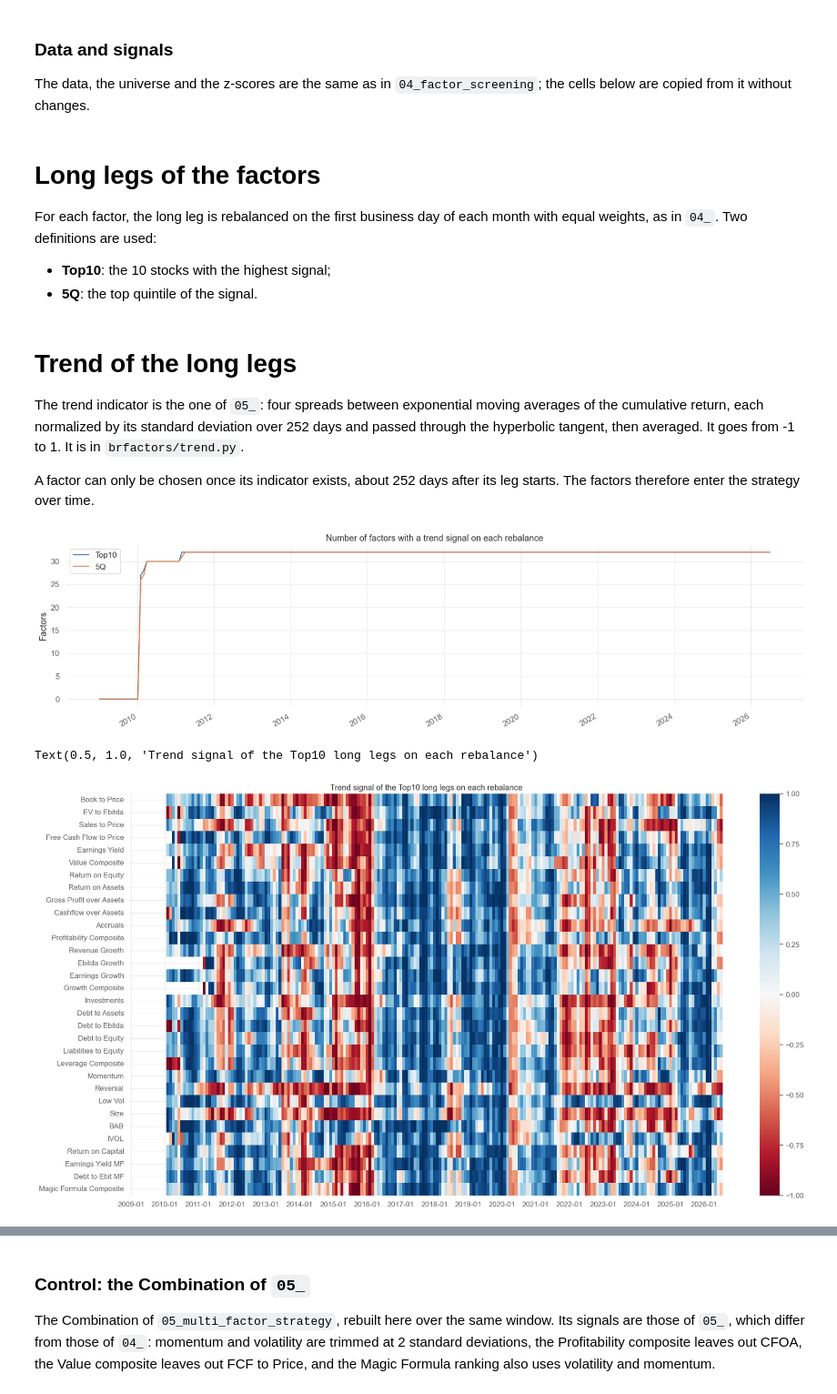
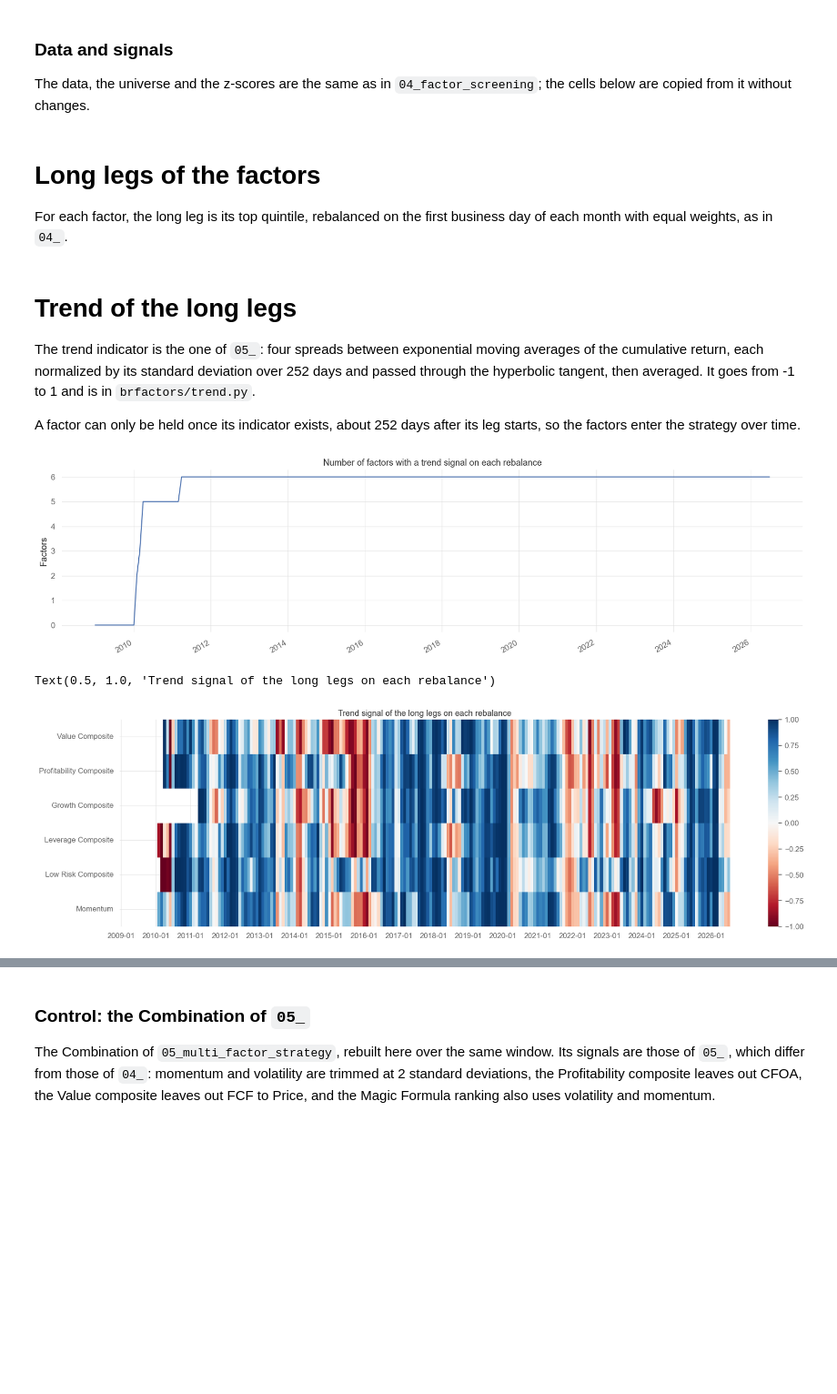
Before and after one commit to pedroandion/brazil-equity-factors, a Jupyter notebook: 06_factor_trend_long_only.ipynb, the cells around one changed output, grey strips where cells are left out. Shown at 91% size. Saved outputs shown, nothing was run; the diff lists cells and outputs as text; code cells hidden in the pictures; blank space fills up the shorter version.

Commit message:
Weight six thematic factors by the trend of their top-quintile legs
Co-Authored-By: Claude Opus 5.5 <noreply@anthropic.com>

```diff
--- a/06_factor_trend_long_only.ipynb
+++ b/06_factor_trend_long_only.ipynb
@@ -283,6 +286,7 @@ z_de_mf = pd.DataFrame(z_de_mf, columns=debt_ebit_mf.columns, index=debt_ebit_mf
 z_profitability = z_roe + z_gpoa + z_cfoa + z_acc + z_roa
 z_growth = z_g_revenue + z_g_ebitda + z_g_earnings
 z_safety = -z_debt_to_assets - z_debt_to_ebitda - z_liab_to_equity
+z_lowrisk = z_bab - z_vol - z_ivol
 z_value = z_ev + z_ey + z_fcf + z_bp + z_sales
 z_mf = -stats.zscore(roc_mf.rank(axis=1, ascending=False) + earnings_yield_mf.rank(axis=1, ascending=False) + debt_ebit_mf.rank(axis=1, ascending=True), axis=1, nan_policy='omit')
 
@@ -318,9 +319,7 @@ factor_sets = {'All 32': list(factors_dict.keys()), 'No composites': [f for f in
 # %% [markdown]
 # Long legs of the factors
 
-For each factor, the long leg is rebalanced on the first business day of each month with equal weights, as in `04_`. Two definitions are used:
-- **Top10**: the 10 stocks with the highest signal;
-- **5Q**: the top quintile of the signal.
+For each factor, the long leg is its top quintile, rebalanced on the first business day of each month with equal weights, as in `04_`.
 # %%
 # Creates a list with all rebalancing dates
 rebalance_dates = [date(year, month, 1) for year in range(2009, 2027) for month in range(1,13, 1)]
@@ -328,49 +327,43 @@ rebalance_dates = [date(year, month, 1) for year in range(2009, 2027) for month
 # Checks whether the date is a business day, if not, returns the next business day
 rebalance_dates = [cal.following(ref_date) for ref_date in rebalance_dates if ref_date <= prices_df.index[-1].date()]
 
-leg_types = ['Top10', '5Q']
-legs = {leg: dict() for leg in leg_types}
-leg_returns = {leg: dict() for leg in leg_types}
-
-for factor_name, factor_data in tqdm(factors_dict.items()):
-    _, top10 = get_longshort_amount(10, factor_data)
-    legs['Top10'][factor_name] = top10
-    legs['5Q'][factor_name] = get_quintiles(0.8, 1.0, factor_data)
-
-    for leg in leg_types:
-        leg_returns[leg][factor_name] = backtest_quintiles(prices_df, legs[leg][factor_name], rebalance_dates, market_value)
+legs = dict()
+leg_returns = dict()
+for factor_name in tqdm(trend_factors):
+    legs[factor_name] = get_quintiles(0.8, 1.0, factors_dict[factor_name])
+    leg_returns[factor_name] = backtest_quintiles(prices_df, legs[factor_name], rebalance_dates, market_value)
 
 # A leg earns zero before it holds its first stock; those days are set to NaN so that they do not enter the trend
-leg_returns = {leg: pd.DataFrame(rets) for leg, rets in leg_returns.items()}
-leg_returns = {leg: rets.where(rets.ne(0).cummax()) for leg, rets in leg_returns.items()}
+leg_returns = pd.DataFrame(leg_returns)
+leg_returns = leg_returns.where(leg_returns.ne(0).cummax())
 # %% [markdown]
 # Trend of the long legs
 
-The trend indicator is the one of `05_`: four spreads between exponential moving averages of the cumulative return, each normalized by its standard deviation over 252 days and passed through the hyperbolic tangent, then averaged. It goes from -1 to 1. It is in `brfactors/trend.py`.
+The trend indicator is the one of `05_`: four spreads between exponential moving averages of the cumulative return, each normalized by its standard deviation over 252 days and passed through the hyperbolic tangent, then averaged. It goes from -1 to 1 and is in `brfactors/trend.py`.
 
-A factor can only be chosen once its indicator exists, about 252 days after its leg starts. The factors therefore enter the strategy over time.
+A factor can only be held once its indicator exists, about 252 days after its leg starts, so the factors enter the strategy over time.
 # %%
-signals = {leg: trend_signal(leg_returns[leg]) for leg in leg_types}
+signals = trend_signal(leg_returns)
 
 # Dates of the signals: the day before each rebalance
 trade_dates = [pd.Timestamp(dt) for dt in rebalance_dates if pd.Timestamp(dt) in prices_df.index]
 signal_dates = [prices_df.index[prices_df.index.get_loc(dt) - 1] for dt in trade_dates]
 
-eligible = pd.DataFrame({leg: signals[leg].loc[signal_dates].notna().sum(axis = 1).values for leg in leg_types}, index = trade_dates)
-eligible.plot(figsize = (20,5), title = 'Number of factors with a trend signal on each rebalance')
+monthly_signal = signals.loc[signal_dates]
+monthly_signal.index = trade_dates
+
+monthly_signal.notna().sum(axis = 1).plot(figsize = (20,5), title = 'Number of factors with a trend signal on each rebalance')
 plt.ylabel('Factors')
 plt.grid(True)
 # %% [output]
-[figure, old version]
+[figure, new version]
 # %%
-import seaborn as sns
+heatmap_signal = monthly_signal.copy()
+heatmap_signal.index = [dt.strftime('%Y-%m') for dt in trade_dates]
 
-monthly_signal = signals['Top10'].loc[signal_dates]
-monthly_signal.index = [dt.strftime('%Y-%m') for dt in trade_dates]
-
-plt.figure(figsize = (22,12))
-sns.heatmap(monthly_signal.T, cmap = 'RdBu', center = 0, vmin = -1, vmax = 1, xticklabels = 12)
-plt.title('Trend signal of the Top10 long legs on each rebalance')
+plt.figure(figsize = (22,6))
+sns.heatmap(heatmap_signal.T, cmap = 'RdBu', center = 0, vmin = -1, vmax = 1, xticklabels = 12)
+plt.title('Trend signal of the long legs on each rebalance')
 # %% [output]
-Text(0.5, 1.0, 'Trend signal of the Top10 long legs on each rebalance')
+Text(0.5, 1.0, 'Trend signal of the long legs on each rebalance')
-[figure, old version]
+[figure, new version]
```
Also changed, not shown: parts of 51 cells of this notebook.
